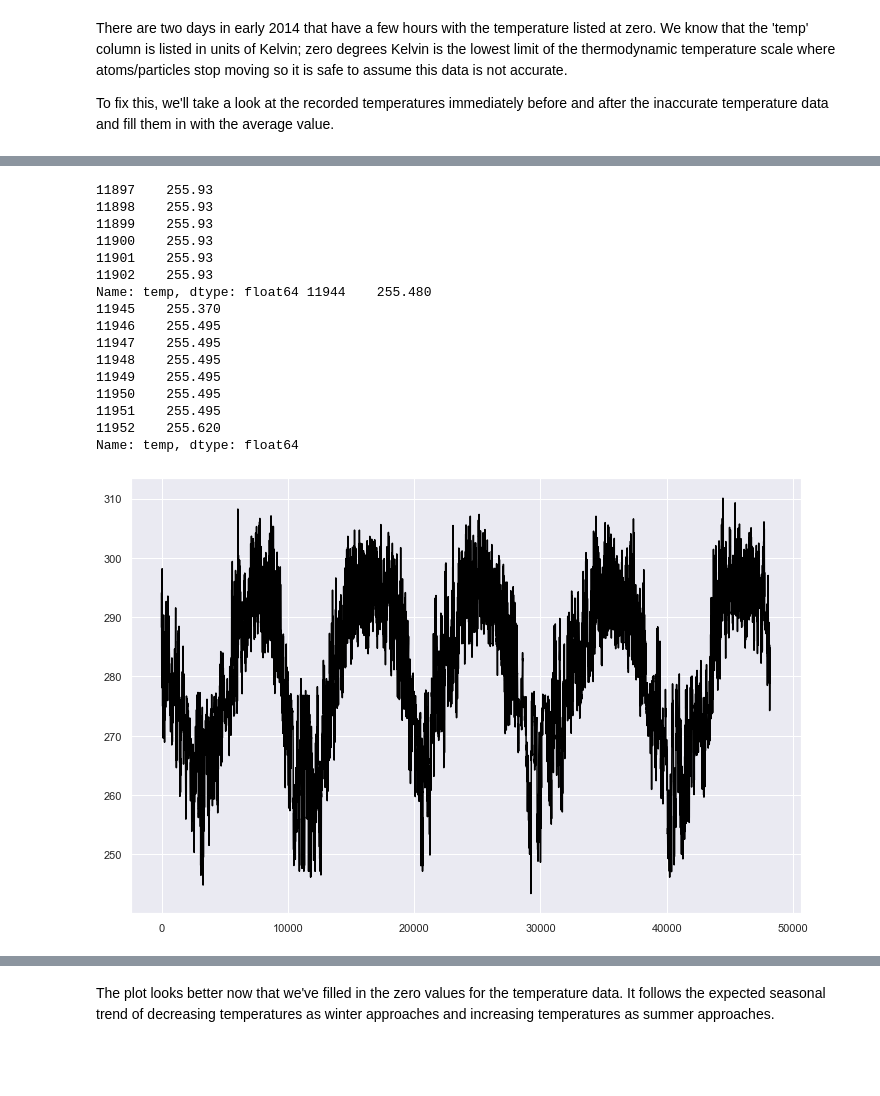
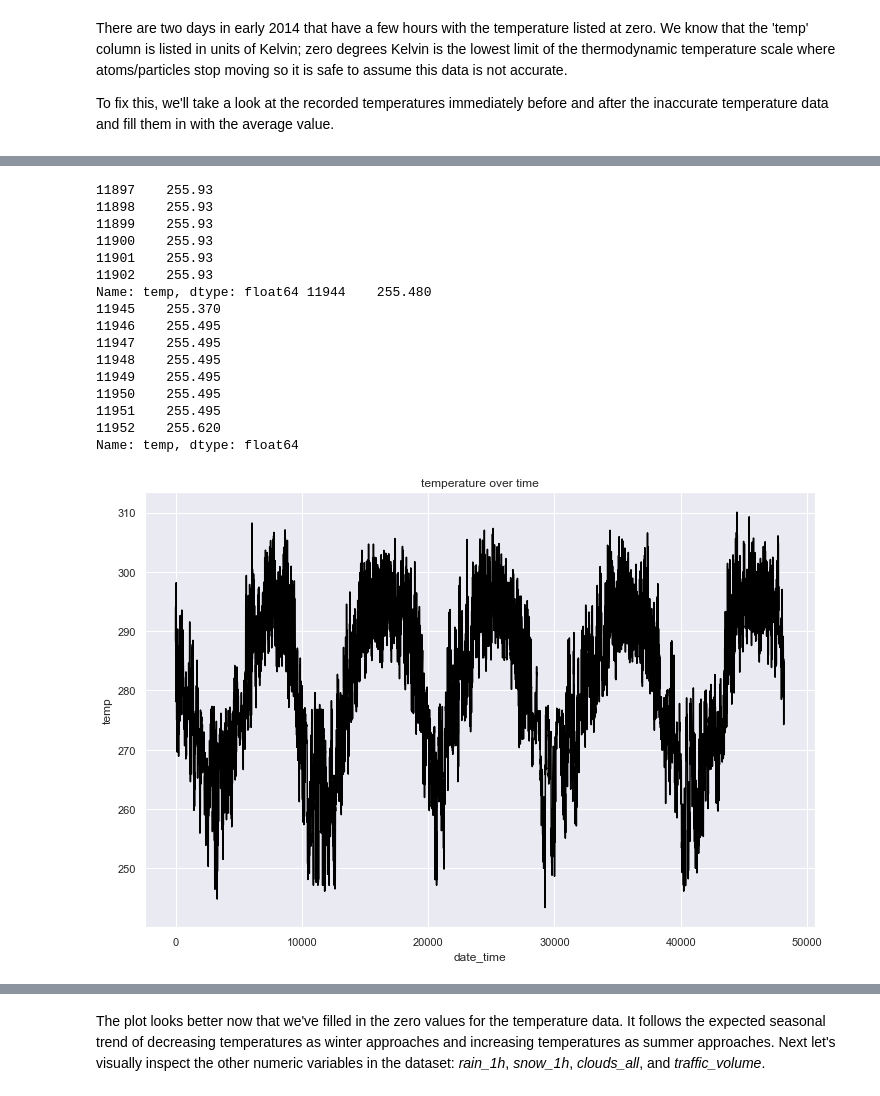
Before and after one commit to pschulk/I-94-Traffic-Volume-Predictions, a Jupyter notebook: EDA Notebook.ipynb, the cells around one changed output, grey strips where cells are left out. Drawn from its saved outputs; the diff is of its cells as text; code cells hidden in the pictures; blank space fills up the shorter version.

```diff
--- a/EDA Notebook.ipynb
+++ b/EDA Notebook.ipynb
@@ -109,25 +125,29 @@ See the caveats in the documentation: https://pandas.pydata.org/pandas-docs/stab
 # %%
 # Checking results
 print(df['temp'].loc[11897:11902], df['temp'].loc[11944:11952])
 
 # Plotting again for visual inspection
 fig, ax = plt.subplots(figsize=(12,8))
-plt.plot(df['temp'], color = "black", label='Temp');
+plt.plot(df['temp'], color = "black", label='Temp')
+
+ax.set_xlabel('date_time')
+ax.set_ylabel('temp')
+ax.set_title('temperature over time');
 # %% [output]
 11897    255.93
 11898    255.93
 11899    255.93
 11900    255.93
 11901    255.93
 11902    255.93
 Name: temp, dtype: float64 11944    255.480
 11945    255.370
 11946    255.495
 11947    255.495
 11948    255.495
 11949    255.495
 11950    255.495
 11951    255.495
 11952    255.620
 Name: temp, dtype: float64
-[figure, old version]
+[figure, new version]
@@ -135,2 +155,2 @@ time: 266 ms (started: 2023-04-04 19:39:10 -06:00)
 # %% [markdown]
-The plot looks better now that we've filled in the zero values for the temperature data. It follows the expected seasonal trend of decreasing temperatures as winter approaches and increasing temperatures as summer approaches.
+The plot looks better now that we've filled in the zero values for the temperature data. It follows the expected seasonal trend of decreasing temperatures as winter approaches and increasing temperatures as summer approaches. Next let's visually inspect the other numeric variables in the dataset: *rain_1h*, *snow_1h*, *clouds_all*, and *traffic_volume*.
```
Also changed, not shown: parts of 46 cells of this notebook, 1 other file.
